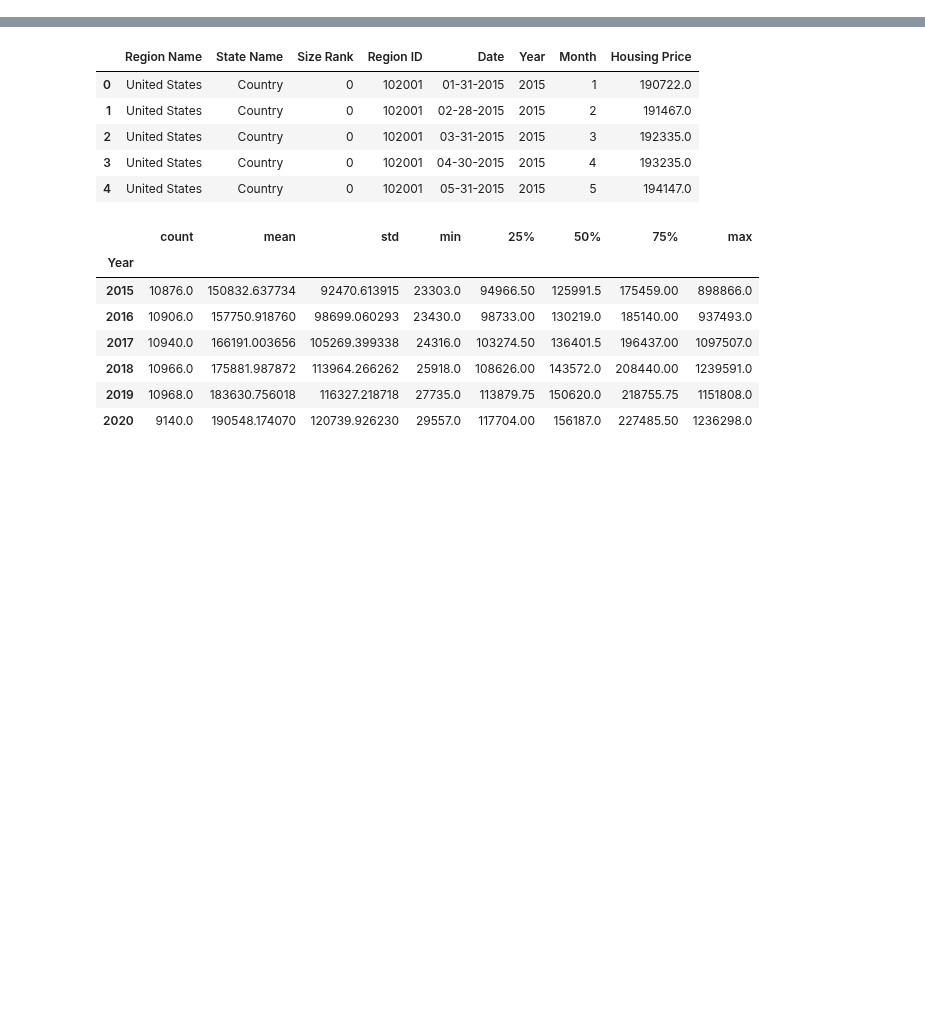
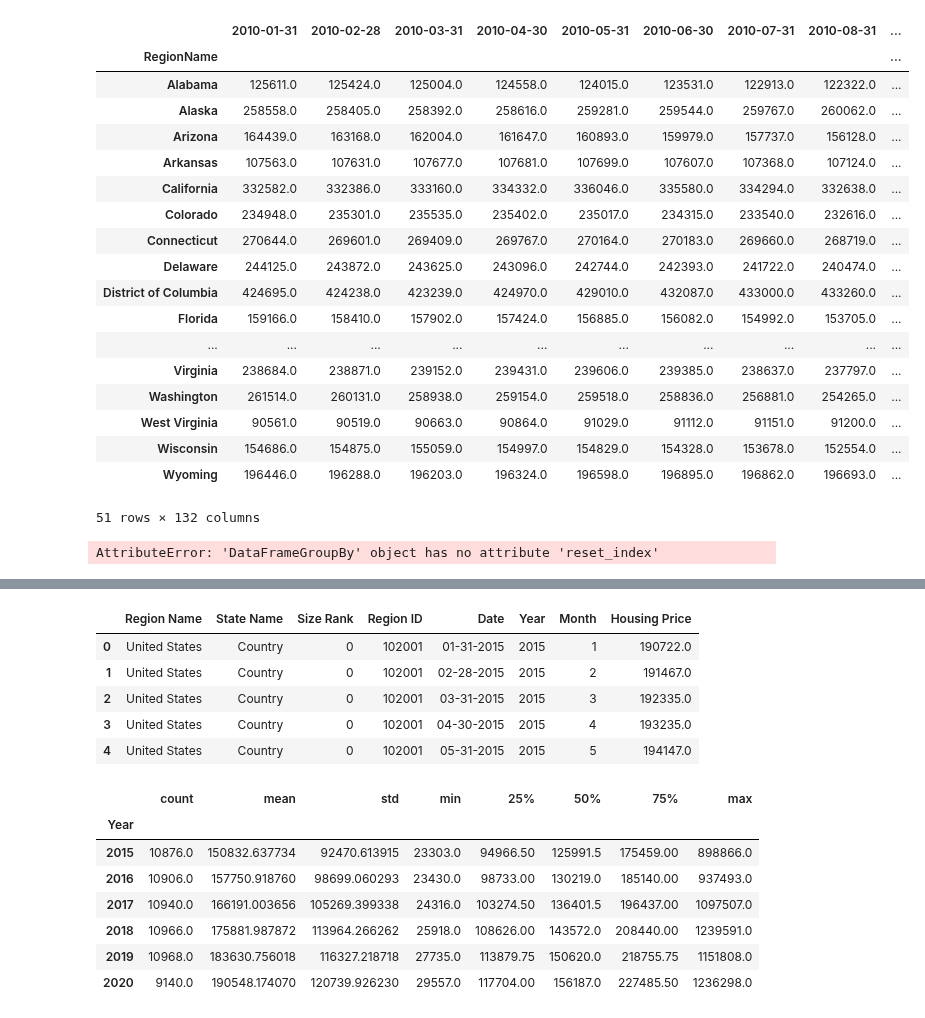
Before and after one commit to aliciasply/InterState-Migration, a Jupyter notebook: Code/Housing-Price-alicia.ipynb, the cells around one changed output, grey strips where cells are left out. Drawn from its saved outputs; the diff is of its cells as text; code cells hidden in the pictures; blank space fills up the shorter version.

```diff
--- a/Code/AliciaTestFile.ipynb
+++ b/Code/Housing-Price-alicia.ipynb
@@ -52,0 +65,6 @@ real_estate_data
+# %%
+# df1 = real_estate_data[real_estate_data.columns[range 132]]
+n = 132
+# df1 = real_estate_data.iloc[:,list(range(2))+[-n:]]
+df1 = pd.concat([real_estate_data.iloc[:,2],real_estate_data.iloc[:,-n:]],axis=1)
+df1.head()
@@ -52,0 +79,28 @@ real_estate_data
+# %%
+by_region_df = df1.groupby("RegionName")
+by_region_df.first()
+# %% [output]
+|  | 2010-01-31 | 2010-02-28 | 2010-03-31 | 2010-04-30 | 2010-05-31 | 2010-06-30 | 2010-07-31 | 2010-08-31 | ... |
+| RegionName |  |  |  |  |  |  |  |  | ... |
+| Alabama | 125611.0 | 125424.0 | 125004.0 | 124558.0 | 124015.0 | 123531.0 | 122913.0 | 122322.0 | ... |
+| Alaska | 258558.0 | 258405.0 | 258392.0 | 258616.0 | 259281.0 | 259544.0 | 259767.0 | 260062.0 | ... |
+| Arizona | 164439.0 | 163168.0 | 162004.0 | 161647.0 | 160893.0 | 159979.0 | 157737.0 | 156128.0 | ... |
+| Arkansas | 107563.0 | 107631.0 | 107677.0 | 107681.0 | 107699.0 | 107607.0 | 107368.0 | 107124.0 | ... |
+| California | 332582.0 | 332386.0 | 333160.0 | 334332.0 | 336046.0 | 335580.0 | 334294.0 | 332638.0 | ... |
+| Colorado | 234948.0 | 235301.0 | 235535.0 | 235402.0 | 235017.0 | 234315.0 | 233540.0 | 232616.0 | ... |
+| Connecticut | 270644.0 | 269601.0 | 269409.0 | 269767.0 | 270164.0 | 270183.0 | 269660.0 | 268719.0 | ... |
+| Delaware | 244125.0 | 243872.0 | 243625.0 | 243096.0 | 242744.0 | 242393.0 | 241722.0 | 240474.0 | ... |
+| District of Columbia | 424695.0 | 424238.0 | 423239.0 | 424970.0 | 429010.0 | 432087.0 | 433000.0 | 433260.0 | ... |
+| Florida | 159166.0 | 158410.0 | 157902.0 | 157424.0 | 156885.0 | 156082.0 | 154992.0 | 153705.0 | ... |
+| ... | ... | ... | ... | ... | ... | ... | ... | ... | ... |
+| Virginia | 238684.0 | 238871.0 | 239152.0 | 239431.0 | 239606.0 | 239385.0 | 238637.0 | 237797.0 | ... |
+| Washington | 261514.0 | 260131.0 | 258938.0 | 259154.0 | 259518.0 | 258836.0 | 256881.0 | 254265.0 | ... |
+| West Virginia | 90561.0 | 90519.0 | 90663.0 | 90864.0 | 91029.0 | 91112.0 | 91151.0 | 91200.0 | ... |
+| Wisconsin | 154686.0 | 154875.0 | 155059.0 | 154997.0 | 154829.0 | 154328.0 | 153678.0 | 152554.0 | ... |
+| Wyoming | 196446.0 | 196288.0 | 196203.0 | 196324.0 | 196598.0 | 196895.0 | 196862.0 | 196693.0 | ... |
+51 rows × 132 columns
+# %%
+reset_by_region = by_region_df.reset_index()
+reset_by_region
+# %% [output]
+AttributeError: 'DataFrameGroupBy' object has no attribute 'reset_index'
```
Also changed, not shown: parts of 10 cells of this notebook, 2 other files.
